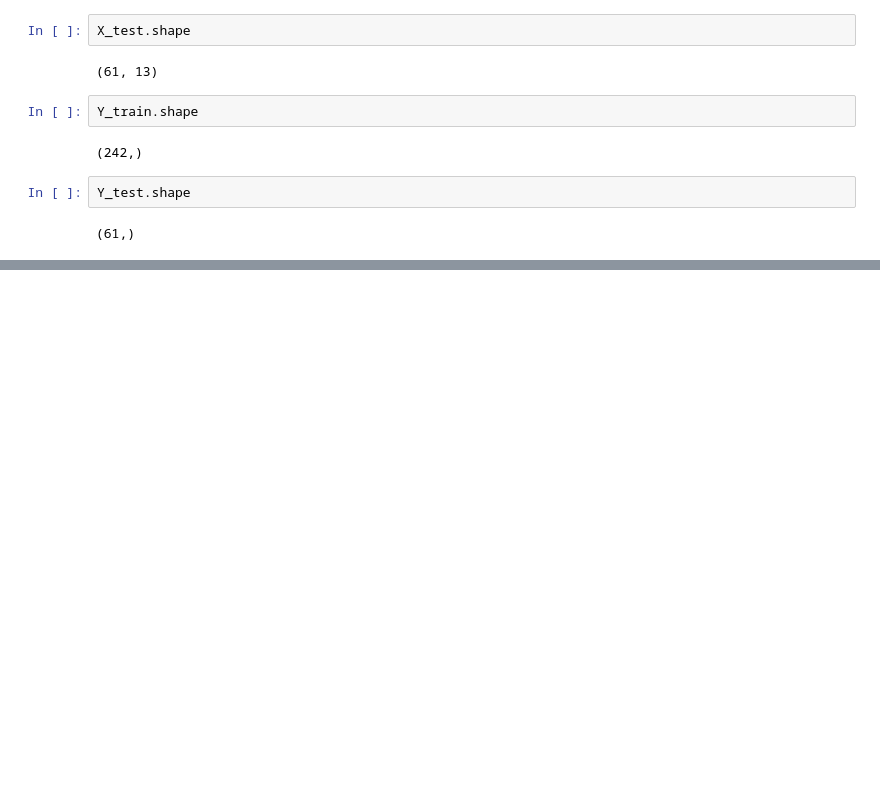
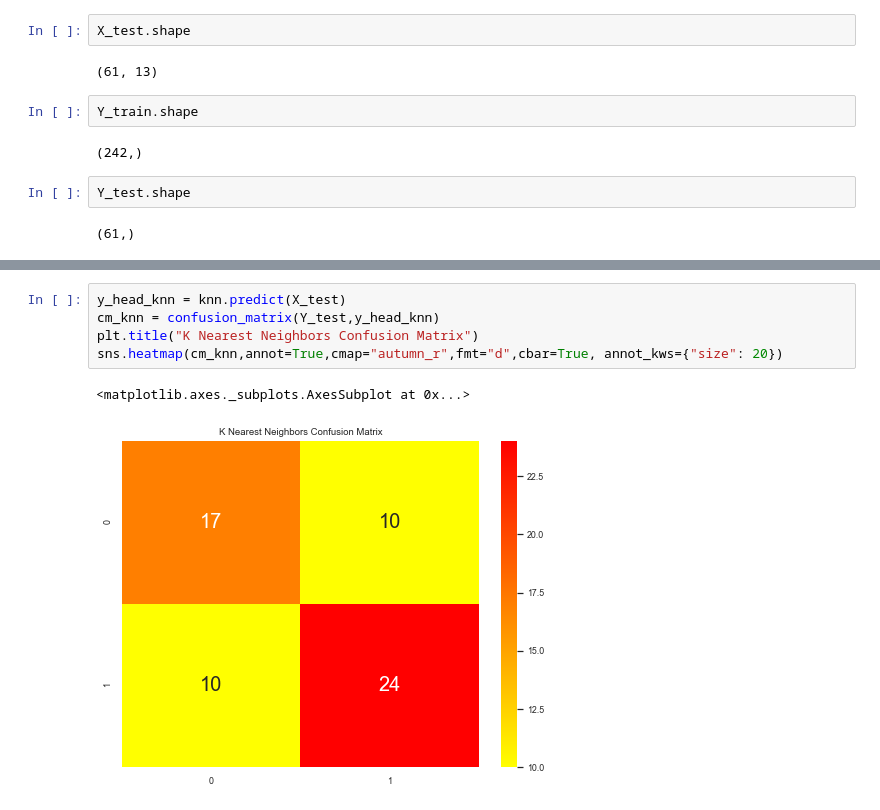
Before and after one commit to jahidkhandaker/HeartDiseasePrediction, a Jupyter notebook: ShakilAhmed/Heart_Disease_Prediction.ipynb, the cells around one changed output, grey strips where cells are left out. Saved outputs shown, nothing was run; the diff lists cells and outputs as text; blank space fills up the shorter version.

```diff
--- a/ShakilAhmed/Heart_Disease_Prediction.ipynb
+++ b/ShakilAhmed/Heart_Disease_Prediction.ipynb
@@ -341,0 +350,8 @@ The accuracy score achieved using KNN is: 67.21 %
+# %%
+y_head_knn = knn.predict(X_test)
+cm_knn = confusion_matrix(Y_test,y_head_knn)
+plt.title("K Nearest Neighbors Confusion Matrix")
+sns.heatmap(cm_knn,annot=True,cmap="autumn_r",fmt="d",cbar=True, annot_kws={"size": 20})
+# %% [output]
+<matplotlib.axes._subplots.AxesSubplot at 0x...>
+[figure, added]
```
Also changed, not shown: parts of 40 cells of this notebook.
